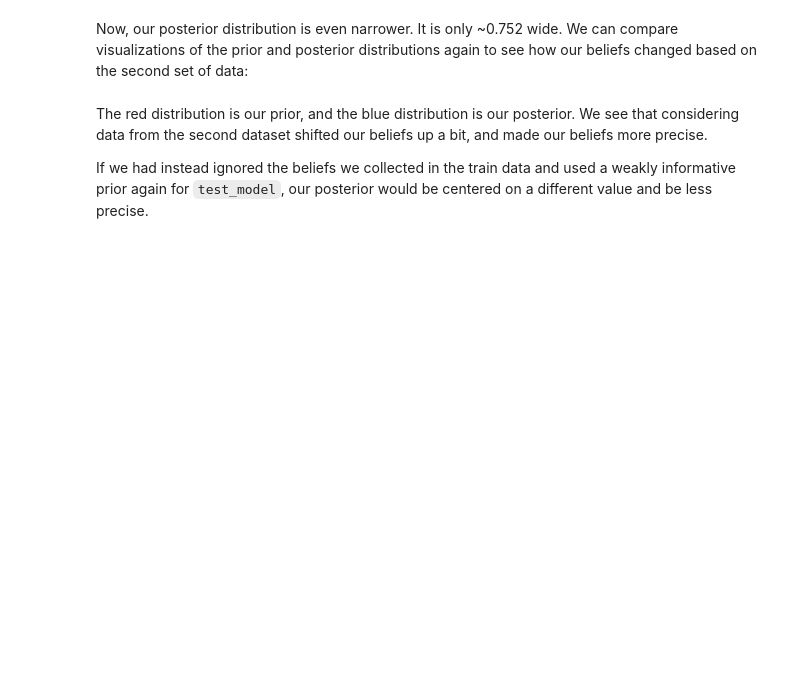
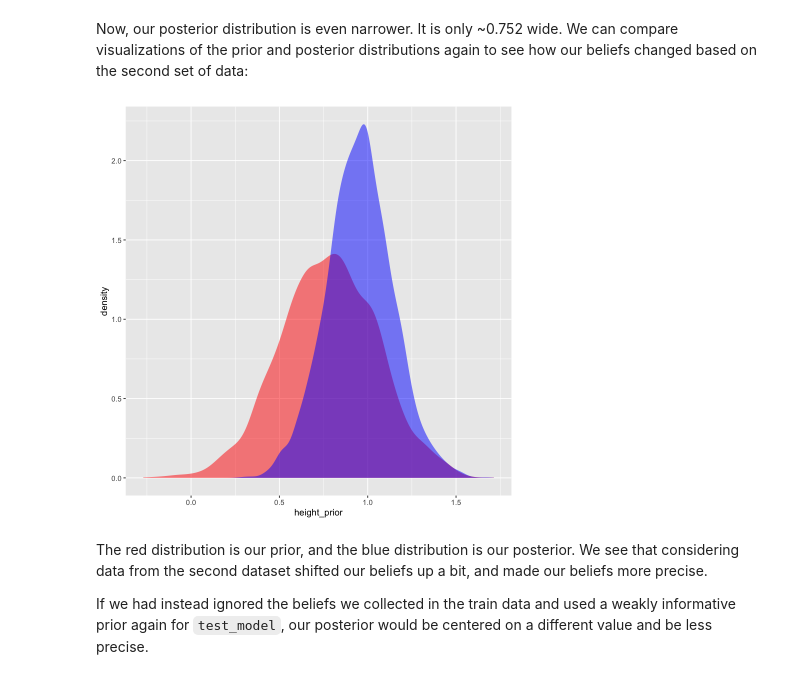
Before and after one commit to smburns47/Psyc158, a Jupyter notebook: chapter-21.ipynb, the cells around one changed output. Cells and saved outputs as stored; diff of their text form; code cells hidden in the pictures; blank space fills up the shorter version.

```diff
--- a/chapter-21.ipynb
+++ b/chapter-21.ipynb
@@ -387,10 +562,12 @@ posterior_interval(test_model, pars="Height", prob=0.95)
 # %% [markdown]
 Now, our posterior distribution is even narrower. It is only ~0.752 wide. We can compare visualizations of the prior and posterior distributions again to see how our beliefs changed based on the second set of data:
 # %%
-probs_df$height_prior <- as.matrix(train_model, pars = "Height")
-probs_df$height_posterior <- as.matrix(test_model, pars = "Height")
-gf_density(~height_prior, data=probs_df, fill="red", alpha=0.5) %>%
-    gf_density(~height_posterior, data=probs_df, fill="blue", alpha=0.5)
+#probs_df$height_prior <- as.matrix(train_model, pars = "Height")
+#probs_df$height_posterior <- as.matrix(test_model, pars = "Height")
+#gf_density(~height_prior, data=probs_df, fill="red", alpha=0.5) %>%
+#    gf_density(~height_posterior, data=probs_df, fill="blue", alpha=0.5)
+# %% [output]
+[figure, added]
 # %% [markdown]
 The red distribution is our prior, and the blue distribution is our posterior. We see that considering data from the second dataset shifted our beliefs up a bit, and made our beliefs more precise.
 
```
Also changed, not shown: parts of 26 cells of this notebook, 2 other files.
